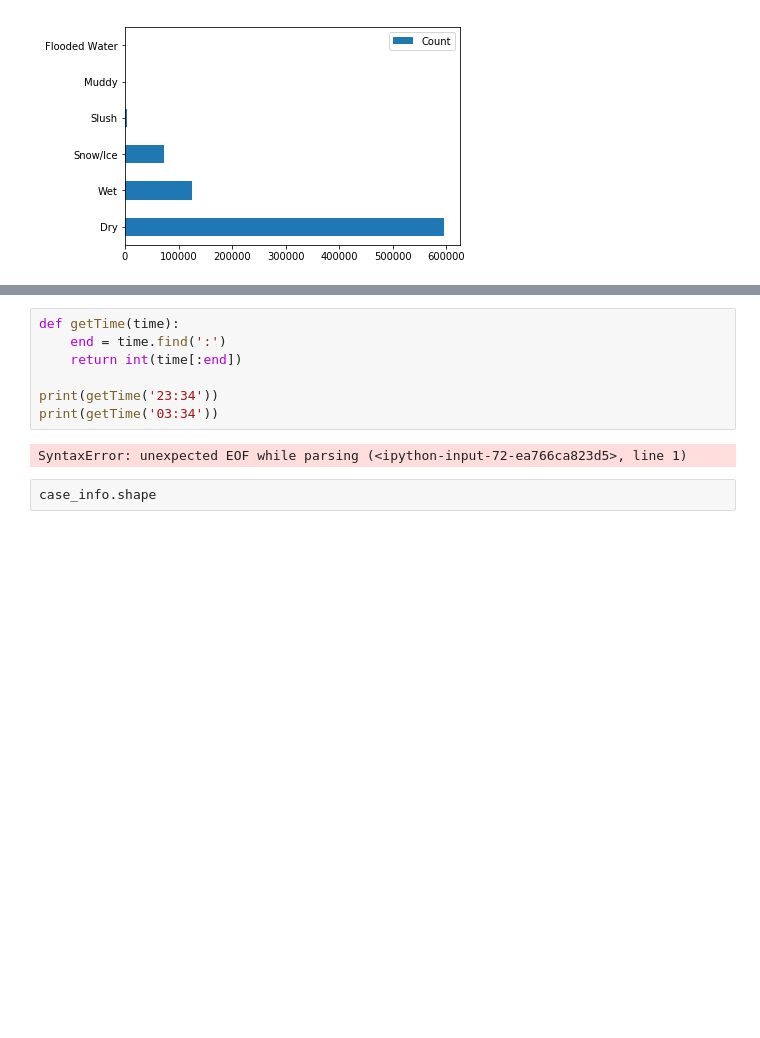
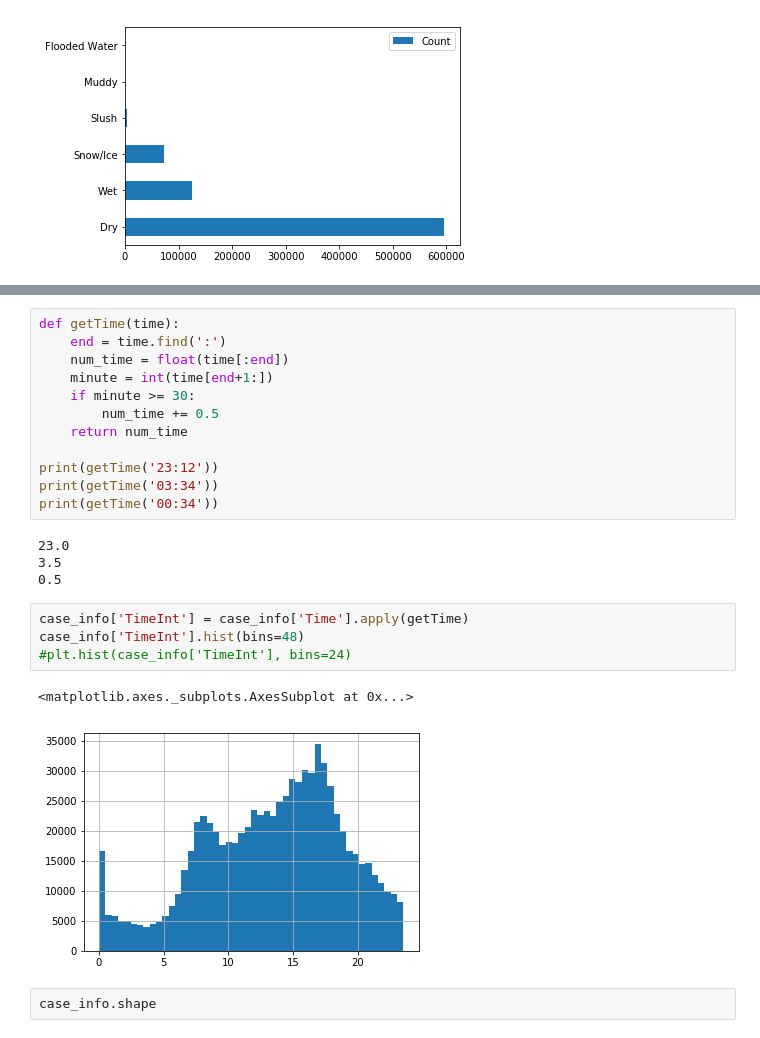
Before and after one commit to jac237/COGS108_Repo, a Jupyter notebook: Final Project/data_wrangling.ipynb, the cells around one changed output, grey strips where cells are left out. Saved outputs shown, nothing was run; the diff lists cells and outputs as text; blank space fills up the shorter version.

Commit message:
Time Info Histogram

```diff
--- a/Final Project/data_wrangling.ipynb
+++ b/Final Project/data_wrangling.ipynb
@@ -504,12 +507,26 @@ road_conditions.plot.barh(rot=0, width=0.5)
 # %%
 def getTime(time):
     end = time.find(':')
-    return int(time[:end])
+    num_time = float(time[:end])
+    minute = int(time[end+1:])
+    if minute >= 30:
+        num_time += 0.5
+    return num_time
 
-print(getTime('23:34'))
+print(getTime('23:12'))
 print(getTime('03:34'))
+print(getTime('00:34'))
 # %% [output]
-SyntaxError: unexpected EOF while parsing (<ipython-input-72-ea766ca823d5>, line 1)
+23.0
+3.5
+0.5
+# %%
+case_info['TimeInt'] = case_info['Time'].apply(getTime)
+case_info['TimeInt'].hist(bins=48)
+#plt.hist(case_info['TimeInt'], bins=24)
+# %% [output]
+<matplotlib.axes._subplots.AxesSubplot at 0x...>
+[figure, added]
 # %%
 case_info.shape
 # %% [output]
```
Also changed, not shown: parts of 3 cells of this notebook.
